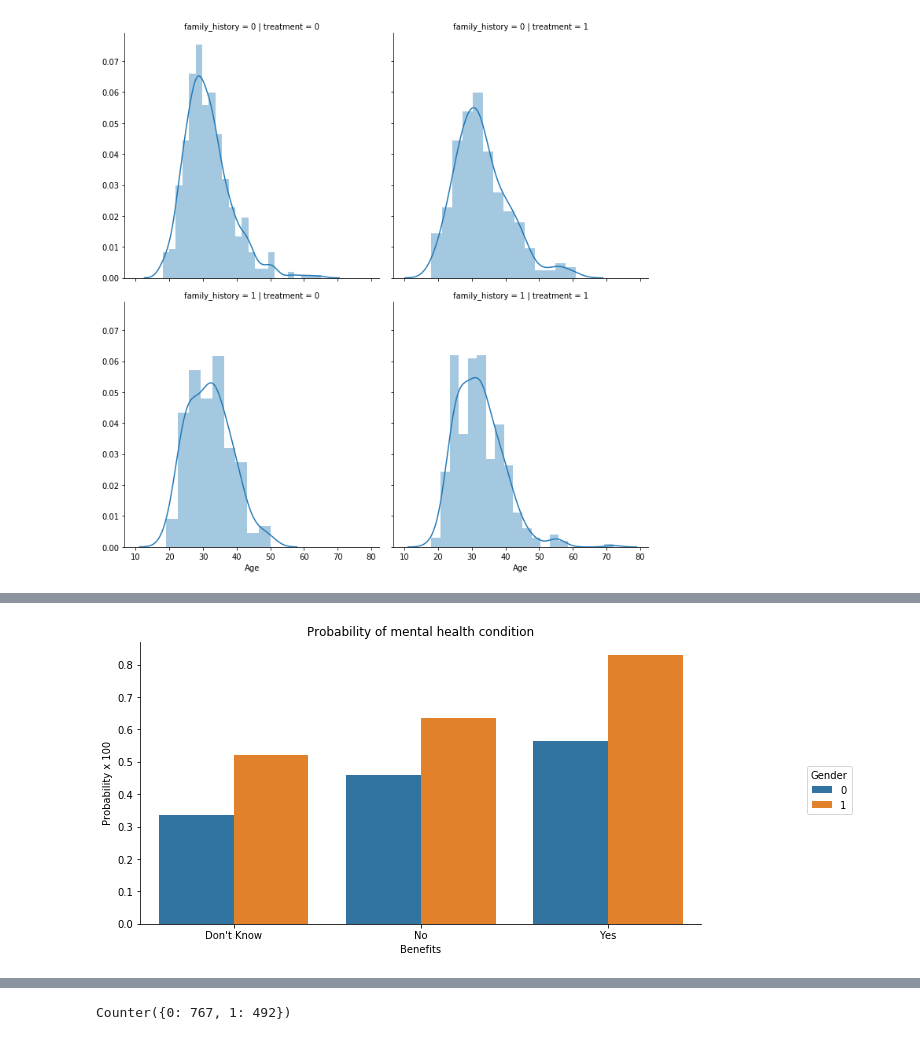
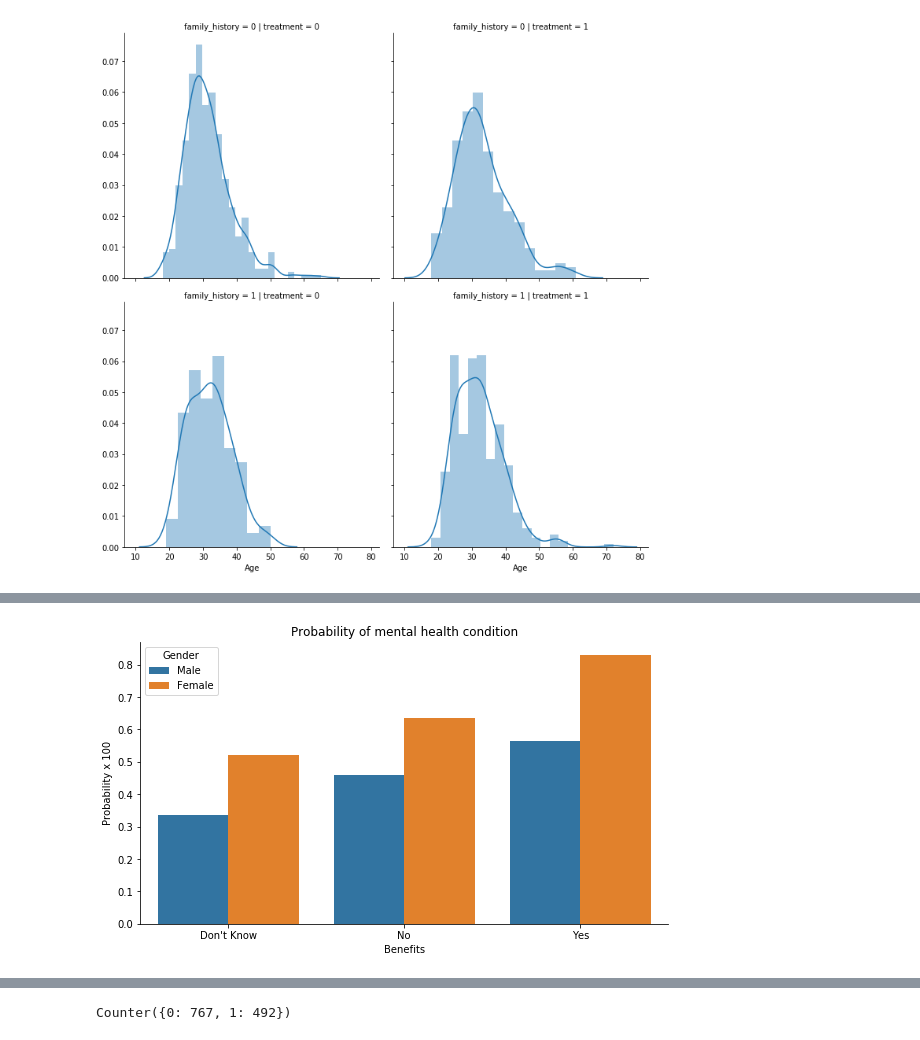
Before and after one commit to desai32/Springboard, a Jupyter notebook: Springboard Capstone - Mental Health in Technology Industry.ipynb, the cells around one changed output, grey strips where cells are left out. Cells and saved outputs as stored; diff of their text form; code cells hidden in the pictures.

```diff
--- a/Springboard Capstone - Mental Health in Technology Industry.ipynb
+++ b/Springboard Capstone - Mental Health in Technology Industry.ipynb
@@ -562,18 +562,18 @@ plt.show()
 # %%
 #2 - Yes
 #0 - dont know
 #1 - no
-g = sns.factorplot(x="benefits", y="treatment", hue="Gender", data=df, kind="bar",  ci=None, size=5, aspect=2, legend_out = True)
+g = sns.factorplot(x="benefits", y="treatment", hue="Gender", data=df, kind="bar",  ci=None, size=5, aspect=2, legend_out = False)
 
 plt.title('Probability of mental health condition')
 plt.ylabel('Probability x 100')
 plt.xlabel('Benefits')
-
+plt.legend(title='Gender', loc='upper left', labels=['Male', 'Female'])
 g.set_xticklabels(['Don\'t Know', 'No', 'Yes'])
 # Positioning the legend
 g.fig.subplots_adjust(top=0.9,right=0.8)
 
 plt.show()
 # %% [output]
-[figure, old version]
+[figure, new version]
 # %%
```
Also changed, not shown: parts of 15 cells of this notebook.
